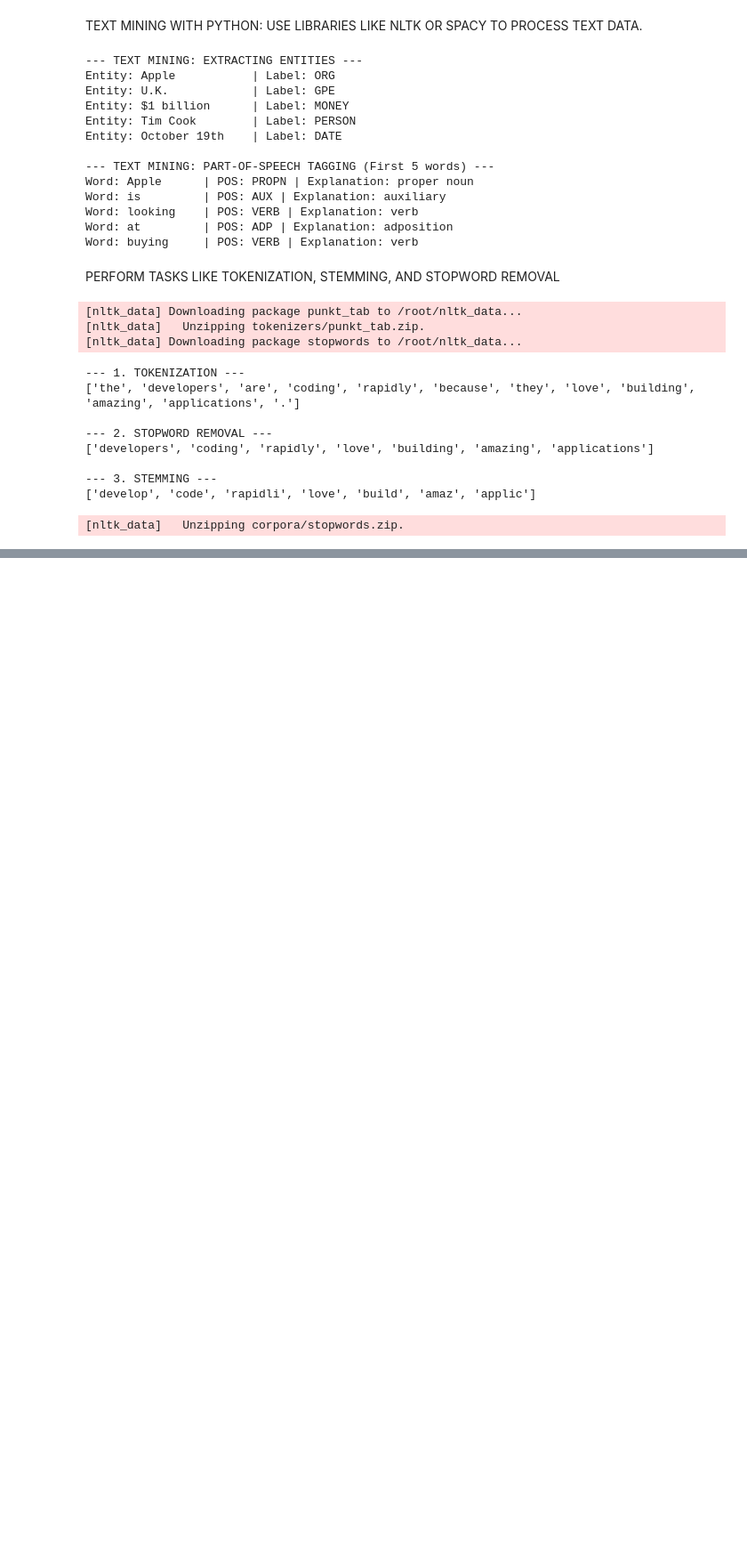
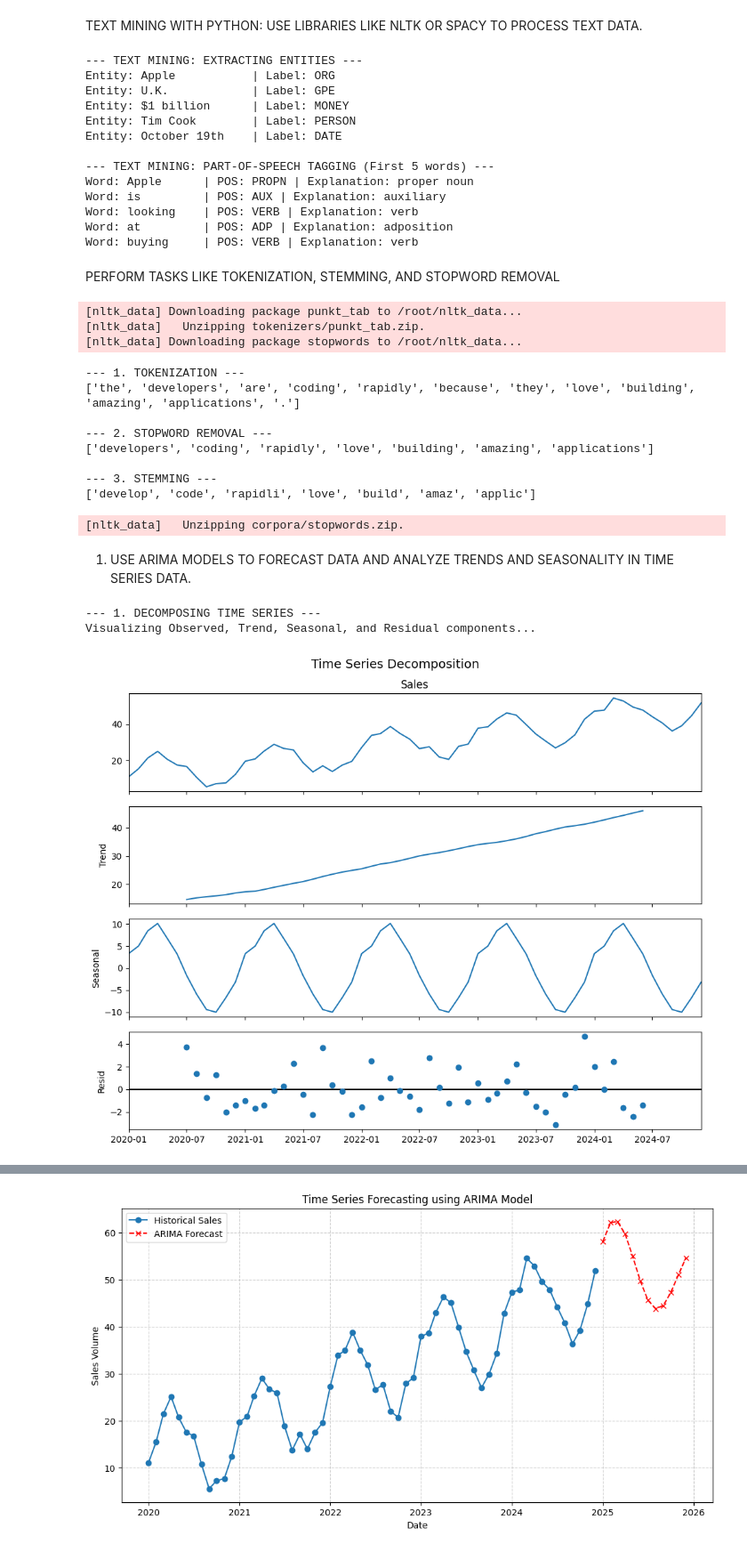
Before and after one commit to sanchit-Thakur/BDA-EXPERIMENT, a Jupyter notebook: BDAexperiment.ipynb, the cells around one changed output, grey strips where cells are left out. Shown at 89% size. Drawn from its saved outputs; the diff is of its cells as text; code cells hidden in the pictures; blank space fills up the shorter version.

```diff
--- a/BDAexperiment.ipynb
+++ b/BDAexperiment.ipynb
@@ -146,3 +146,74 @@ print(stemmed_tokens)
 --- 3. STEMMING ---
 ['develop', 'code', 'rapidli', 'love', 'build', 'amaz', 'applic']
 [nltk_data]   Unzipping corpora/stopwords.zip.
+# %% [markdown]
+1. USE ARIMA MODELS TO FORECAST DATA AND ANALYZE TRENDS AND SEASONALITY IN TIME SERIES DATA.
+# %%
+import pandas as pd
+import numpy as np
+import matplotlib.pyplot as plt
+from statsmodels.tsa.seasonal import seasonal_decompose
+from statsmodels.tsa.arima.model import ARIMA
+import warnings
+warnings.filterwarnings('ignore')
+
+# 1. Generate Synthetic Time Series Data
+# Simulating 5 years of monthly sales data with an upward trend and seasonality
+np.random.seed(42)
+dates = pd.date_range(start='2020-01-01', periods=60, freq='MS')
+
+# Trend (increasing) + Seasonality (sine wave) + Random Noise
+trend = np.linspace(10, 50, 60)
+seasonality = 10 * np.sin(np.linspace(0, 3.14 * 10, 60))
+noise = np.random.normal(0, 2, 60)
+
+data = trend + seasonality + noise
+df = pd.DataFrame({'Sales': data}, index=dates)
+
+# 2. Analyze Trend and Seasonality (Decomposition)
+print("--- 1. DECOMPOSING TIME SERIES ---")
+print("Visualizing Observed, Trend, Seasonal, and Residual components...\n")
+decomposition = seasonal_decompose(df['Sales'], model='additive', period=12)
+
+# Plot the decomposition
+fig = decomposition.plot()
+fig.set_size_inches(10, 8)
+plt.suptitle('Time Series Decomposition', fontsize=14)
+plt.tight_layout()
+plt.show()
+
+# 3. Fit the ARIMA Model
+# Order parameters (p, d, q). Here we use:
+# p=5 (look back 5 periods), d=1 (1st order differencing), q=0
+print("--- 2. FITTING ARIMA MODEL ---")
+model = ARIMA(df['Sales'], order=(5, 1, 0))
+model_fit = model.fit()
+
+# Print the coefficient table
+print(model_fit.summary().tables[1])
+
+# 4. Forecast Future Data (Next 12 Months)
+print("\n--- 3. FORECASTING FUTURE VALUES ---")
+forecast_steps = 12
+forecast = model_fit.forecast(steps=forecast_steps)
+
+# Create a dataframe for the forecasted dates
+forecast_dates = pd.date_range(start='2025-01-01', periods=forecast_steps, freq='MS')
+forecast_series = pd.Series(forecast.values, index=forecast_dates)
+print(forecast_series.head()) # Print first few forecasted values
+
+# 5. Visualize Historical Data vs Forecast
+plt.figure(figsize=(12, 6))
+plt.plot(df.index, df['Sales'], label='Historical Sales', marker='o')
+plt.plot(forecast_series.index, forecast_series, label='ARIMA Forecast', color='red', linestyle='--', marker='x')
+
+plt.title('Time Series Forecasting using ARIMA Model')
+plt.xlabel('Date')
+plt.ylabel('Sales Volume')
+plt.legend()
+plt.grid(True, linestyle='--', alpha=0.6)
+plt.show()
+# %% [output]
+--- 1. DECOMPOSING TIME SERIES ---
+Visualizing Observed, Trend, Seasonal, and Residual components...
+[figure, added]
@@ -148,0 +239 @@ print(stemmed_tokens)
+[figure, added]
```
Also changed, not shown: parts of 1 cell of this notebook.
